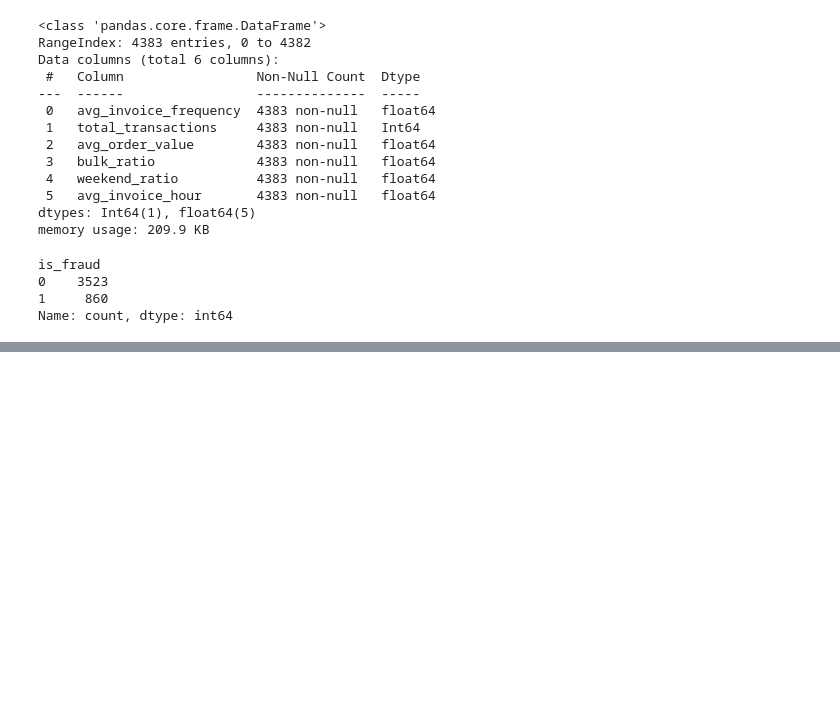
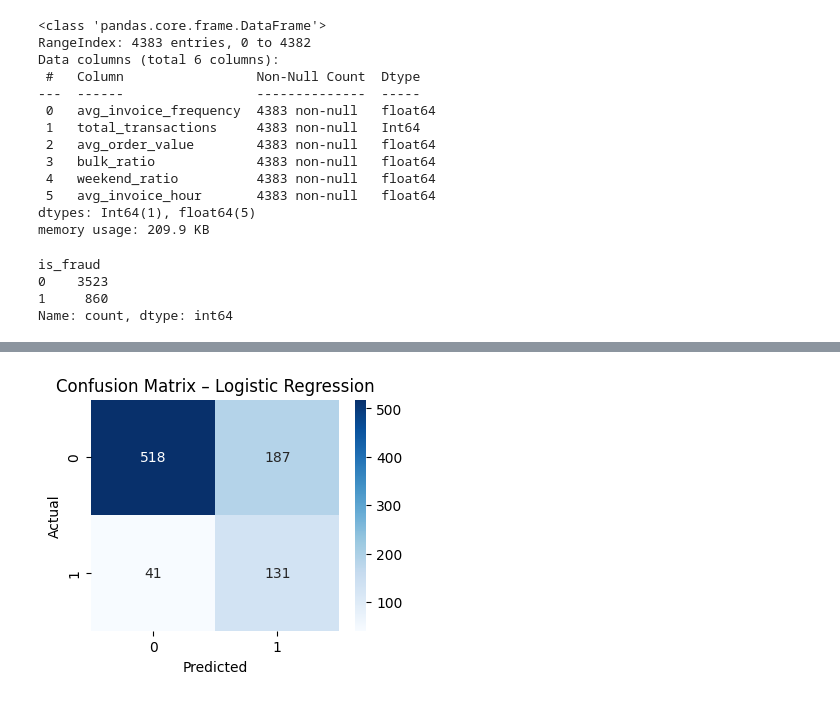
Before and after one commit to Sameer-ship-it/Customer-Behaviour-Prediction, a Jupyter notebook: Customer Purchase Behaviour & Return Fraud Prediction.ipynb, the cells around one changed output, grey strips where cells are left out. Drawn from its saved outputs; the diff is of its cells as text; code cells hidden in the pictures; blank space fills up the shorter version.

Commit message:
Training model and dumping it

```diff
--- a/Customer Purchase Behaviour & Return Fraud Prediction.ipynb
+++ b/Customer Purchase Behaviour & Return Fraud Prediction.ipynb
@@ -370,3 +392,9 @@ X_scaled = scaler.fit_transform(X)
 from sklearn.model_selection import train_test_split
 
 X_train, X_test, y_train, y_test = train_test_split(X_scaled, y, test_size=0.2, random_state=42, stratify=y)
+# %%
+from sklearn.linear_model import LogisticRegression
+
+lr = LogisticRegression(random_state = 42, max_iter = 1000, class_weight = 'balanced')
+
+lr.fit(X_train , y_train)
@@ -372,0 +403,10 @@ X_train, X_test, y_train, y_test = train_test_split(X_scaled, y, test_size=0.2,
+# %%
+# Outputs
+
+from sklearn.metrics import classification_report, roc_auc_score
+
+y_pred = lr.predict(X_test)
+y_prob = lr.predict_proba(X_test)[:, 1]
+
+print(classification_report(y_test, y_pred))
+print("ROC-AUC:", roc_auc_score(y_test, y_prob))
@@ -372,0 +424,17 @@ X_train, X_test, y_train, y_test = train_test_split(X_scaled, y, test_size=0.2,
+# %%
+# Ploting confusion metrix
+
+from sklearn.metrics import confusion_matrix
+import seaborn as sns
+import matplotlib.pyplot as plt
+
+cm = confusion_matrix(y_test, y_pred)
+
+plt.figure(figsize=(4,3))
+sns.heatmap(cm, annot=True, fmt='d', cmap='Blues')
+plt.xlabel("Predicted")
+plt.ylabel("Actual")
+plt.title("Confusion Matrix – Logistic Regression")
+plt.show()
+# %% [output]
+[figure, added]
```
Also changed, not shown: parts of 11 cells of this notebook, 2 other files.
